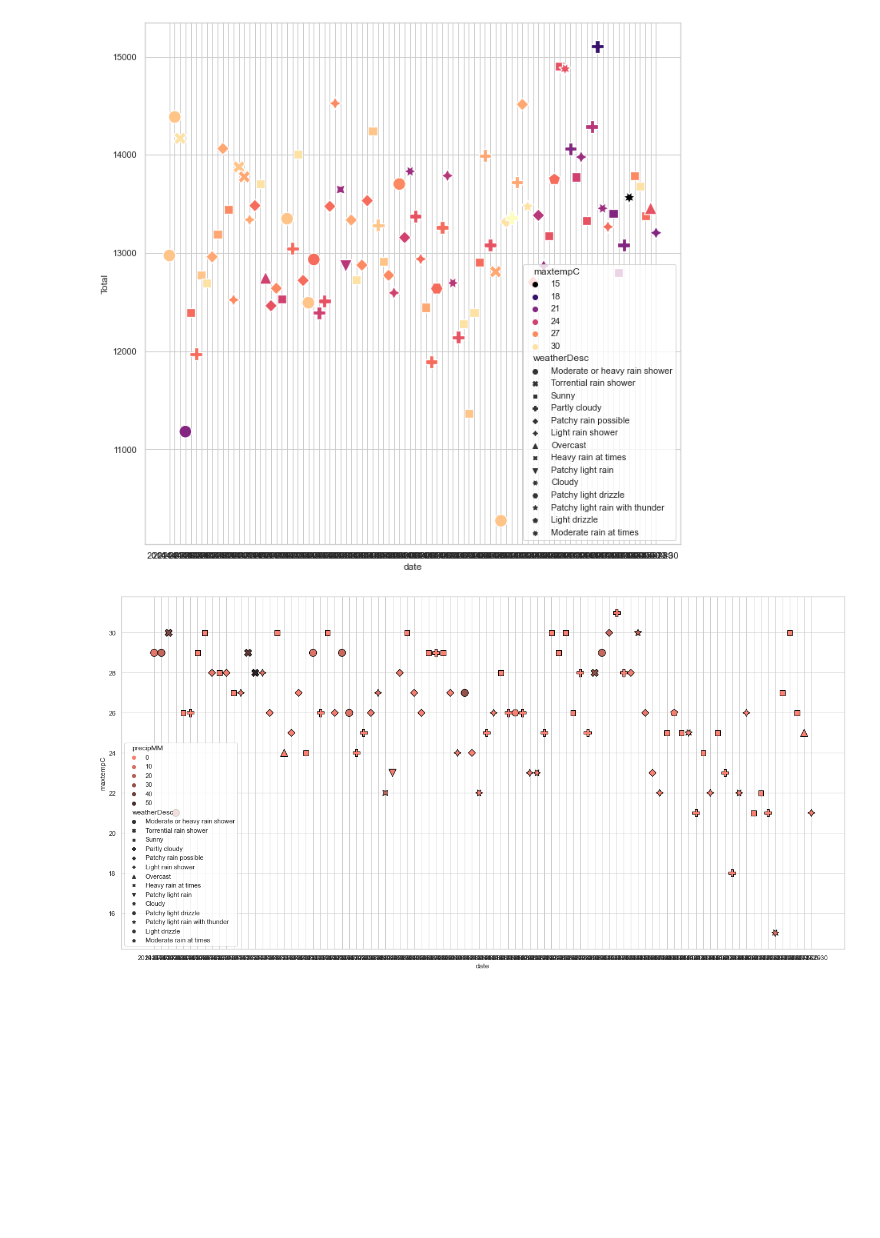
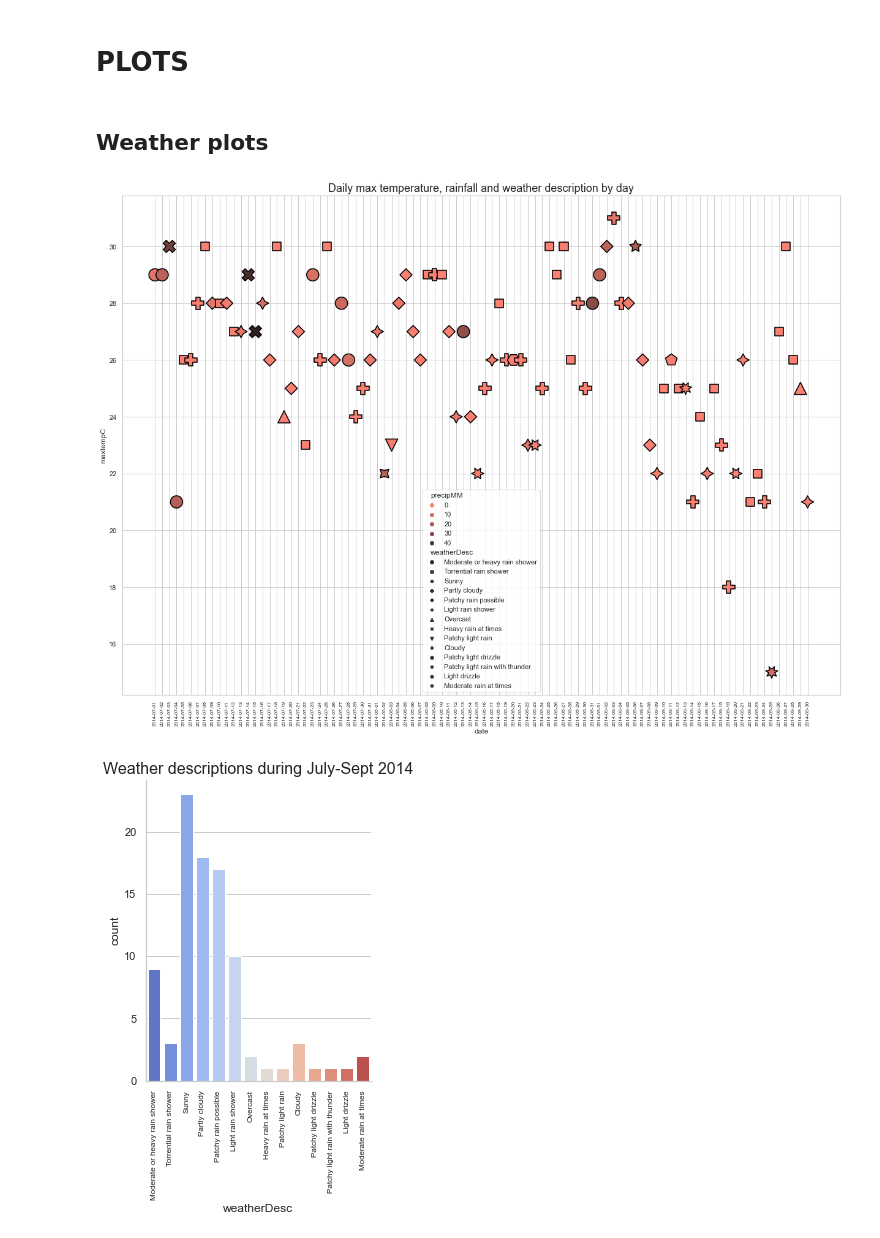
Before and after one commit to P219-C/G5_project-1_UWADA, a Jupyter notebook: Plots.ipynb, the cells around one changed output. Saved outputs shown, nothing was run; the diff lists cells and outputs as text; code cells hidden in the pictures; blank space fills up the shorter version.

Commit message:
latest plot & ppt

```diff
--- a/Plots.ipynb
+++ b/Plots.ipynb
@@ -50,20 +76,0 @@ weekday_df
-# %%
-x_values = weather_rides_df['date']
-y_values = weather_rides_df['Total']
-plt.scatter(x_values,y_values,
-            s=75,
-            marker="D",
-            color="fuchsia",
-            edgecolors="black")
-plt.xlabel('date')
-plt.ylabel('time')
-# plt.ylim(xx, xx)
-# plt.xlim(-xx,xx)
-# plt.grid(which='major', linestyle='-')
-# plt.grid(which='minor', linestyle=':')
-plt.title("total rides vs date")
-plt.xlabel("total")
-plt.ylabel("number of rides")
-plt.xticks(x_values, rotation=90)
-plt.rcParams["axes.labelsize"] = 2
-plt.show()
@@ -72,23 +77,31 @@ plt.show()
-# %%
-# Seaborn scatter plot
-ax=sns.scatterplot(data=weather_rides_df, x="date", y="Total", hue="maxtempC", style="weatherDesc", s=250, palette="magma")
-sns.set(rc={"figure.figsize":(22, 11)})
-sns.set(style = "whitegrid")
-# ax.set_xticklabels(ax.get_xticklabels(), rotation=90, horizontalalignment='right')
-plt.savefig("Figures/rain_date.png")
-# plt.axis('equal') style="weatherDesc",
-plt.show()
-# %% [output]
-[figure, old version]
+# %% [markdown]
+# PLOTS
+# %% [markdown]
+## Weather plots
 # %%
 # Seaborn scatter plot
-ax=sns.scatterplot(data=weather_rides_df, x="date", y="maxtempC", hue="precipMM", style="weatherDesc", s=150, palette="dark:salmon_r", edgecolor="black")
-# sns.set(rc={"figure.figsize":(12, 12)})
+ax=sns.scatterplot(data=weather_rides_df, x="date", y="maxtempC",
+                   hue="precipMM", style="weatherDesc",
+                   s=400, palette="dark:salmon_r",
+                   edgecolor="black"
+                  )
+sns.set(rc={"figure.figsize":(21, 18)})
 sns.set(style = "whitegrid")
-# ax.set_xticklabels(ax.get_xticklabels(),rotation = 75)
+plt.xticks(rotation=90, fontsize=8)
 # sns.color_palette("rocket", as_cmap=True)
-plt.savefig('Figures/max Temp_date.png')
+plt.title('Daily max temperature, rainfall and weather description by day', fontsize=18)
+plt.savefig('Figures/Plot1_max Temp_date.png')
 # plt.axis('equal')
 plt.show()
 # %% [output]
-[figure, old version]
+[figure, new version]
+# %%
+sns.catplot(x="weatherDesc", kind="count", palette="coolwarm", data=weather_rides_df)
+# ax.set_xticklabels(ax.get_xticklabels(),rotation = 90, fontsize=8)
+plt.xticks(rotation=90, fontsize=8)
+sns.set(rc={"figure.figsize":(15, 15)})
+plt.title('Weather descriptions during July-Sept 2014', fontsize=16)
+plt.savefig('Figures/Plot2_WD_count.png')
+plt.show()
+# %% [output]
+[figure, added]
```
Also changed, not shown: parts of 52 cells of this notebook, 1 other file.
